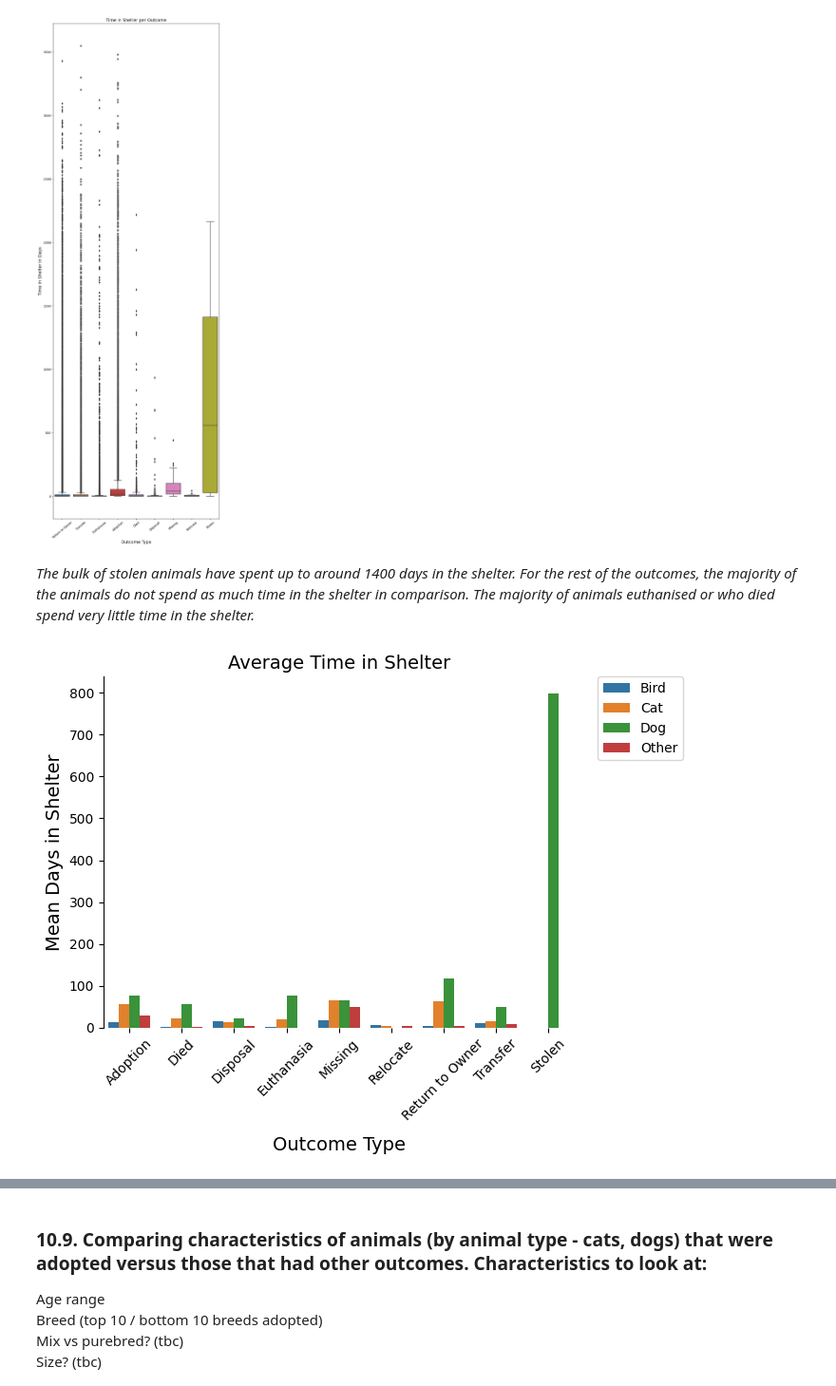
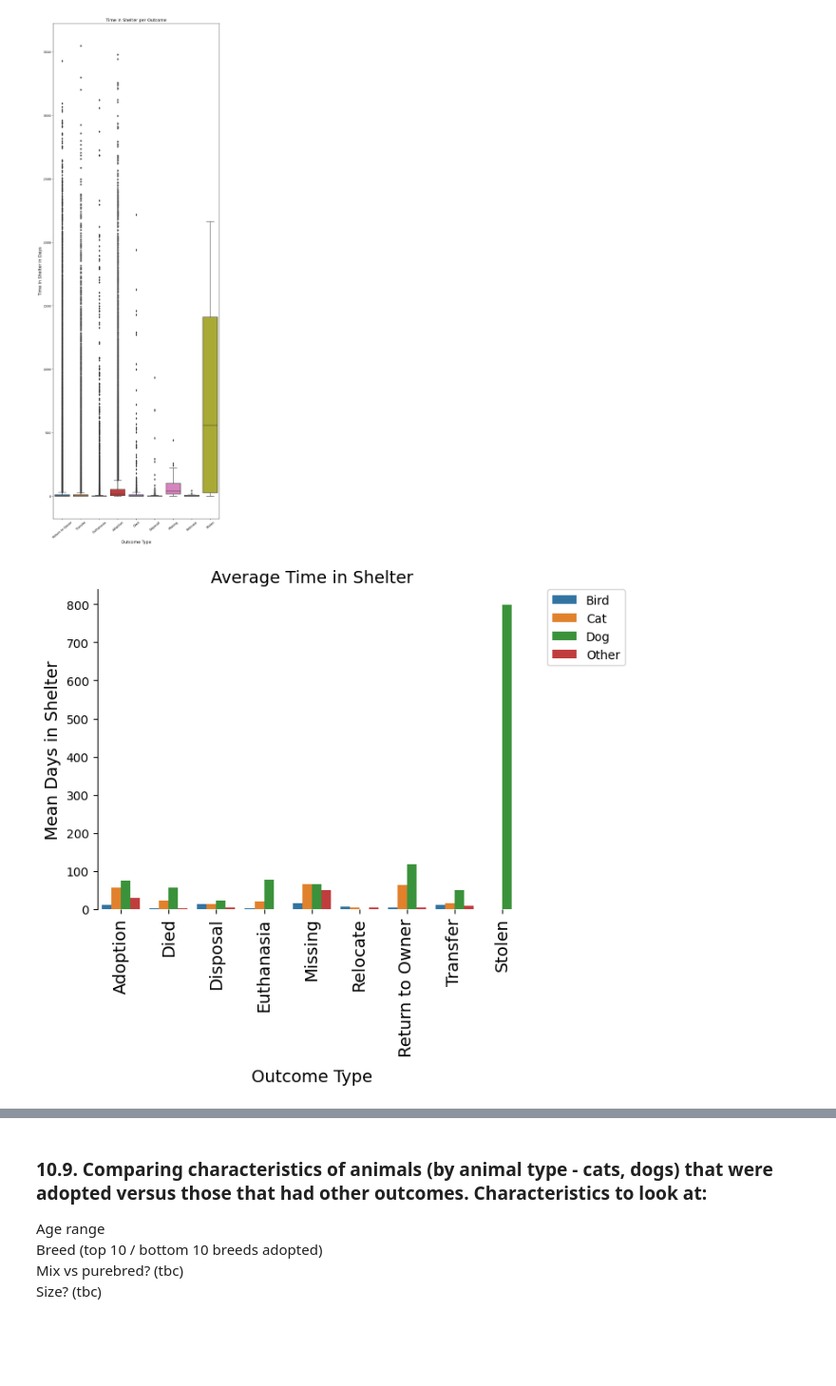
Before and after one commit to a-messmer/AAC_prelim_data_analysis_project, a Jupyter notebook: Project-api.ipynb, the cells around one changed output, grey strips where cells are left out. Shown at 95% size. Drawn from its saved outputs; the diff is of its cells as text; code cells hidden in the pictures; blank space fills up the shorter version.

```diff
--- a/Project-api.ipynb
+++ b/Project-api.ipynb
@@ -1633,29 +1616,26 @@ plt.title('Time in Shelter per Outcome', fontsize = 14)
 plt.show()
 # %% [output]
 [figure]
-# %% [markdown]
-*The bulk of stolen animals have spent up to around 1400 days in the shelter. For the rest of the outcomes, the majority of the animals do not spend as much time in the shelter in comparison. The majority of animals euthanised or who died spend very little time in the shelter.*
 # %%
 # plotting bar chart showing mean days per outcome:
 
 animal_shelter_time = shelter_df.groupby(['Animal',
                                       'Outcome Type'])['Time In Shelter'].mean().reset_index()
 
 bar = sns.barplot(x='Outcome Type', y='Time In Shelter',
                   hue='Animal', data=animal_shelter_time)
 
 bar.set_title('Average Time in Shelter', fontsize=14)
 bar.set_ylabel('Mean Days in Shelter', fontsize=14)
 bar.set_xlabel('Outcome Type', fontsize=14)
 bar.set_xticklabels(bar.get_xticklabels(), fontsize=14, rotation=90)
-plt.xticks(size = 10, rotation = 45)
 plt.yticks(size = 10)
 
 bar.xaxis.labelpad = 10
 sns.despine(bottom=True)
 plt.legend(bbox_to_anchor=(1.05, 1), loc=2, prop={'size':10}, borderaxespad=0.)
 
 # plt.tight_layout()
 sns.despine(bottom=True)
 # %% [output]
-[figure, old version]
+[figure, new version]
```
Also changed, not shown: parts of 46 cells of this notebook.
